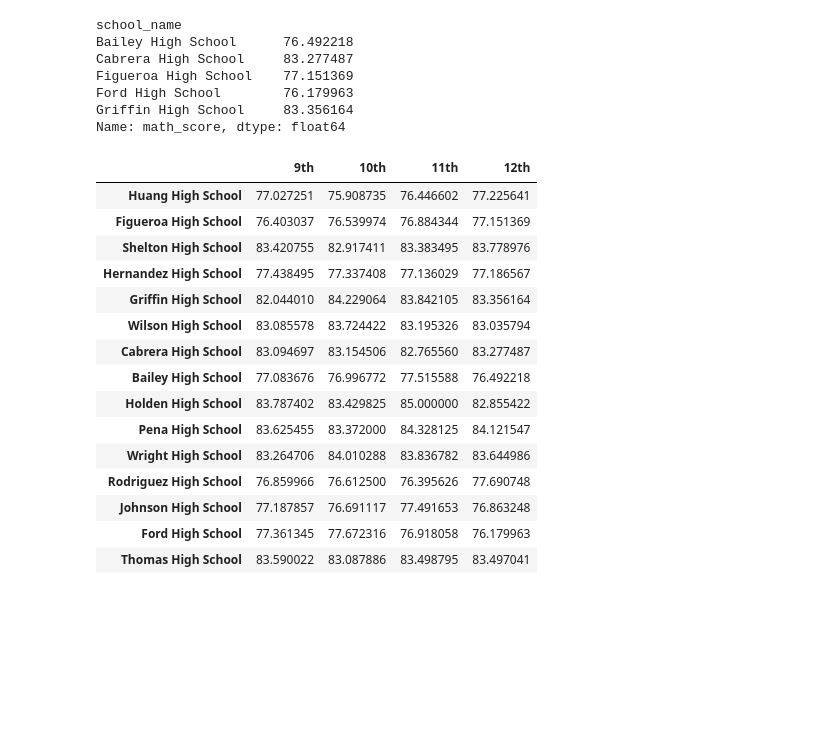
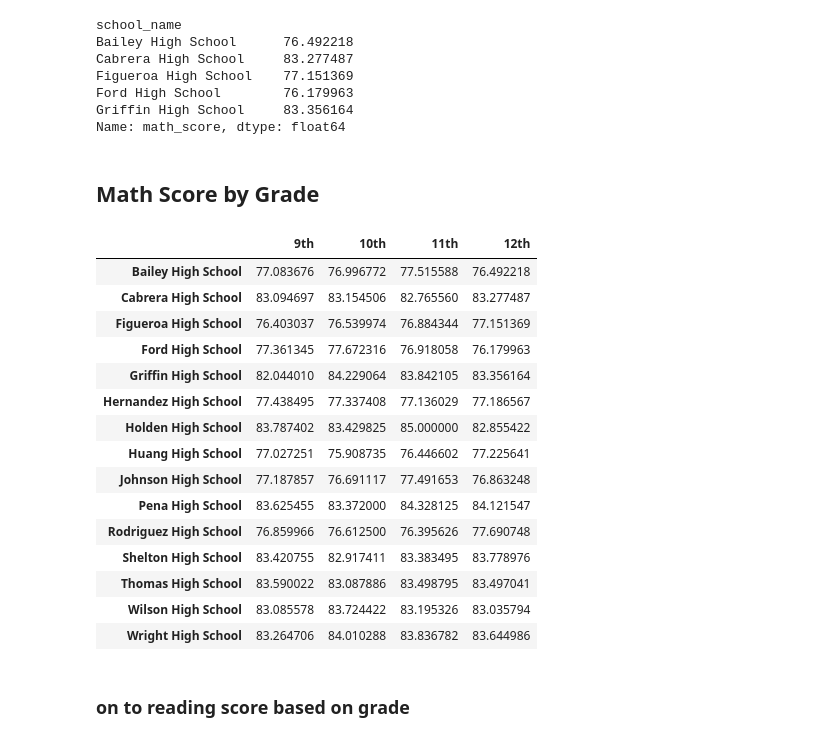
Before and after one commit to radioactivearm/pandas-challenge, a Jupyter notebook: PyCitySchools/PyCitySchools.ipynb, the cells around one changed output. Drawn from its saved outputs; the diff is of its cells as text; code cells hidden in the pictures; blank space fills up the shorter version.

Commit message:
finished score by grade summary tables

```diff
--- a/PyCitySchools/PyCitySchools.ipynb
+++ b/PyCitySchools/PyCitySchools.ipynb
@@ -466,23 +466,28 @@ math_score_dict = {
     '11th': eleven_math,
     '12th': twelve_math
 }
+# %% [markdown]
+## Math Score by Grade
 # %%
 math_score_summary = pd.DataFrame(math_score_dict,index=school_names)
-math_score_summary
+math_score_summary_srt = math_score_summary.sort_index()
+math_score_summary_srt
 # %% [output]
 |  | 9th | 10th | 11th | 12th |
+| Bailey High School | 77.083676 | 76.996772 | 77.515588 | 76.492218 |
+| Cabrera High School | 83.094697 | 83.154506 | 82.765560 | 83.277487 |
+| Figueroa High School | 76.403037 | 76.539974 | 76.884344 | 77.151369 |
+| Ford High School | 77.361345 | 77.672316 | 76.918058 | 76.179963 |
+| Griffin High School | 82.044010 | 84.229064 | 83.842105 | 83.356164 |
+| Hernandez High School | 77.438495 | 77.337408 | 77.136029 | 77.186567 |
+| Holden High School | 83.787402 | 83.429825 | 85.000000 | 82.855422 |
 | Huang High School | 77.027251 | 75.908735 | 76.446602 | 77.225641 |
-| Figueroa High School | 76.403037 | 76.539974 | 76.884344 | 77.151369 |
+| Johnson High School | 77.187857 | 76.691117 | 77.491653 | 76.863248 |
+| Pena High School | 83.625455 | 83.372000 | 84.328125 | 84.121547 |
+| Rodriguez High School | 76.859966 | 76.612500 | 76.395626 | 77.690748 |
 | Shelton High School | 83.420755 | 82.917411 | 83.383495 | 83.778976 |
-| Hernandez High School | 77.438495 | 77.337408 | 77.136029 | 77.186567 |
-| Griffin High School | 82.044010 | 84.229064 | 83.842105 | 83.356164 |
+| Thomas High School | 83.590022 | 83.087886 | 83.498795 | 83.497041 |
 | Wilson High School | 83.085578 | 83.724422 | 83.195326 | 83.035794 |
-| Cabrera High School | 83.094697 | 83.154506 | 82.765560 | 83.277487 |
-| Bailey High School | 77.083676 | 76.996772 | 77.515588 | 76.492218 |
-| Holden High School | 83.787402 | 83.429825 | 85.000000 | 82.855422 |
-| Pena High School | 83.625455 | 83.372000 | 84.328125 | 84.121547 |
 | Wright High School | 83.264706 | 84.010288 | 83.836782 | 83.644986 |
-| Rodriguez High School | 76.859966 | 76.612500 | 76.395626 | 77.690748 |
-| Johnson High School | 77.187857 | 76.691117 | 77.491653 | 76.863248 |
-| Ford High School | 77.361345 | 77.672316 | 76.918058 | 76.179963 |
-| Thomas High School | 83.590022 | 83.087886 | 83.498795 | 83.497041 |
+# %% [markdown]
+### on to reading score based on grade
```
Also changed, not shown: parts of 6 cells of this notebook.
